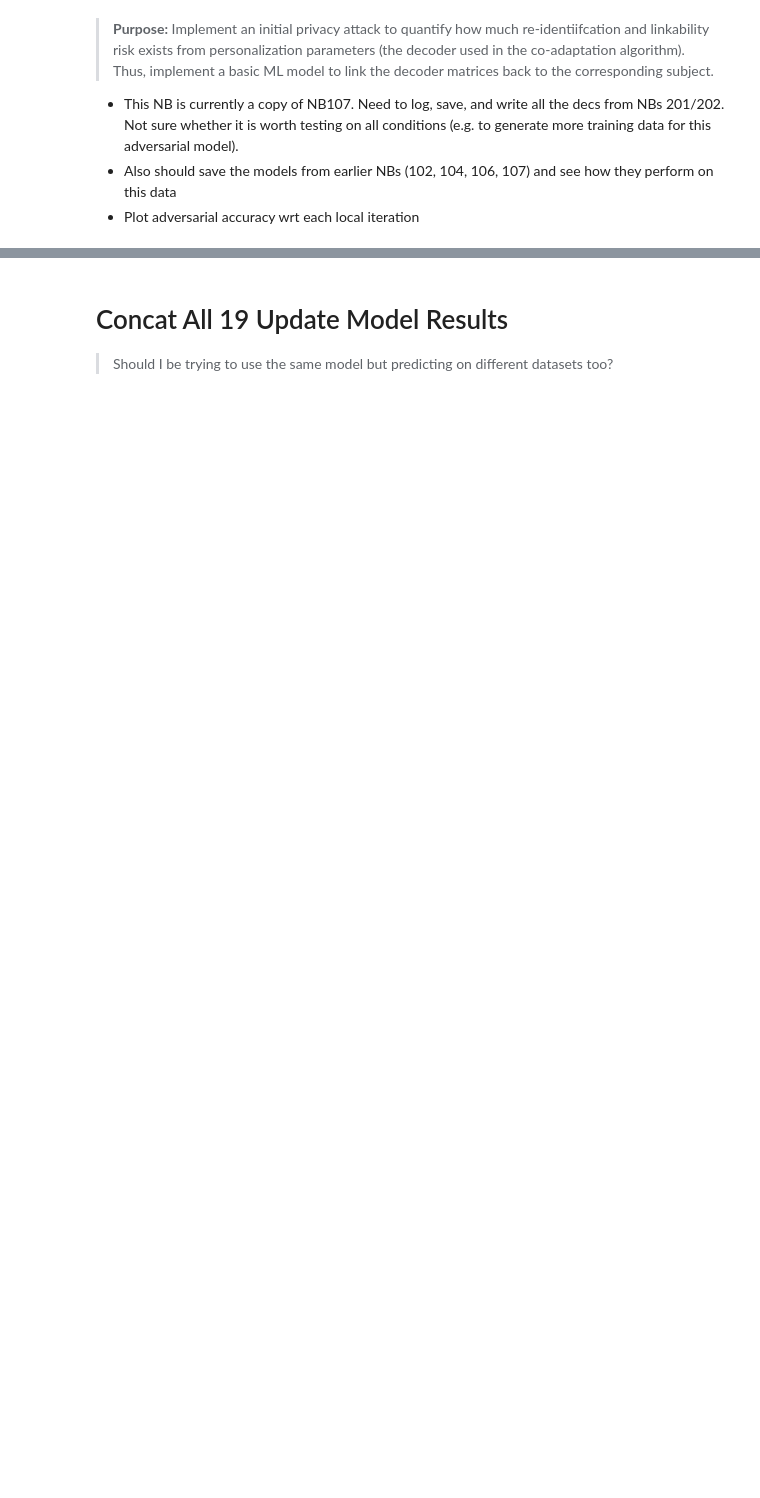
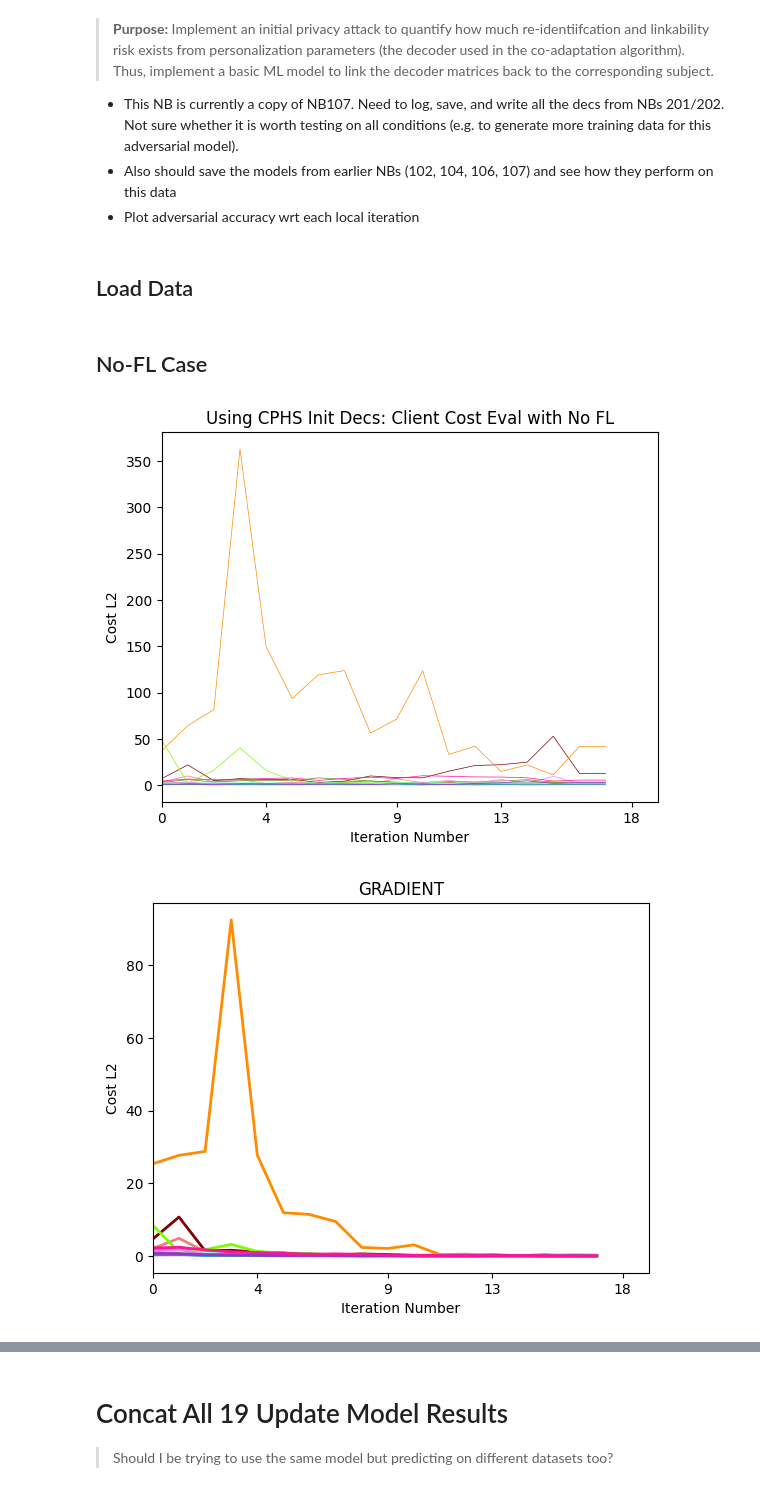
Before and after one commit to kdmalc/personalization-privacy-risk, a Jupyter notebook: 300_FL_Dec_Privacy.ipynb, the cells around one changed output, grey strips where cells are left out. Saved outputs shown, nothing was run; the diff lists cells and outputs as text; code cells hidden in the pictures; blank space fills up the shorter version.

```diff
--- a/300_FL_Dec_Privacy.ipynb
+++ b/300_FL_Dec_Privacy.ipynb
@@ -31,2 +32,42 @@ warnings.filterwarnings("ignore")
 
 random.seed(a=1)
+# %% [markdown]
+## Load Data
+# %%
+path = r'C:\Users\kdmen\Desktop\Research\personalization-privacy-risk\Data'
+cond0_filename = r'\cond0_dict_list.p'
+all_decs_init_filename = r'\all_decs_init.p'
+nofl_decs_filename = r'\nofl_decs.p'
+id2color = {0:'lightcoral', 1:'maroon', 2:'chocolate', 3:'darkorange', 4:'gold', 5:'olive', 6:'olivedrab',
+            7:'lawngreen', 8:'aquamarine', 9:'deepskyblue', 10:'steelblue', 11:'violet', 12:'darkorchid', 13:'deeppink'}
+implemented_client_training_methods = ['EtaGradStep', 'EtaScipyMinStep', 'FullScipyMinStep']
+implement_these_methods_next = ['APFL', 'AFL', 'PersA_FL_MAML', 'PersA_FL_ME', 'PFA']
+num_participants = 14
+
+# For exclusion when plotting later on
+bad_nodes = [1,3,13]
+
+with open(path+cond0_filename, 'rb') as fp:
+    cond0_training_and_labels_lst = pickle.load(fp)
+
+with open(path+all_decs_init_filename, 'rb') as fp:
+    init_decoders = pickle.load(fp)
+cond0_init_decs = [dec[0, :, :] for dec in init_decoders]
+
+D_0 = np.random.rand(2,64)
+D_0_7 = np.random.rand(2,7)
+# %% [markdown]
+## No-FL Case
+# %%
+user_c0_no_fl_w_cphs_init = [Client(i, cond0_init_decs[i], 'FullScipyMinStep', cond0_training_and_labels_lst[i], 'advance_each_iter', global_method='NoFL', track_cost_components=True, normalize_EMG=False, PCA_comps=64, delay_scaling=0) for i in range(14)]
+global_model_no_fl_w_cphs_init = Server(-1, D_0, 'NoFL', user_c0_no_fl_w_cphs_init, PCA_comps=64)
+
+num_updates_left = 18
+for i in range(num_updates_left):
+    global_model_no_fl_w_cphs_init.execute_FL_loop()
+
+condensed_external_plotting(user_c0_no_fl_w_cphs_init, 'local', global_error=False, dim_reduc_factor=1, show_update_change=False, custom_title='Using CPHS Init Decs: Client Cost Eval with No FL')
+condensed_external_plotting(user_c0_no_fl_w_cphs_init, 'local', plot_gradient=True, dim_reduc_factor=1, local_error=False, global_error=False, show_update_change=False, custom_title='GRADIENT')
+# %% [output]
+[figure, added]
+[figure, added]
```
Also changed, not shown: parts of 21 cells of this notebook, 2 other files.
